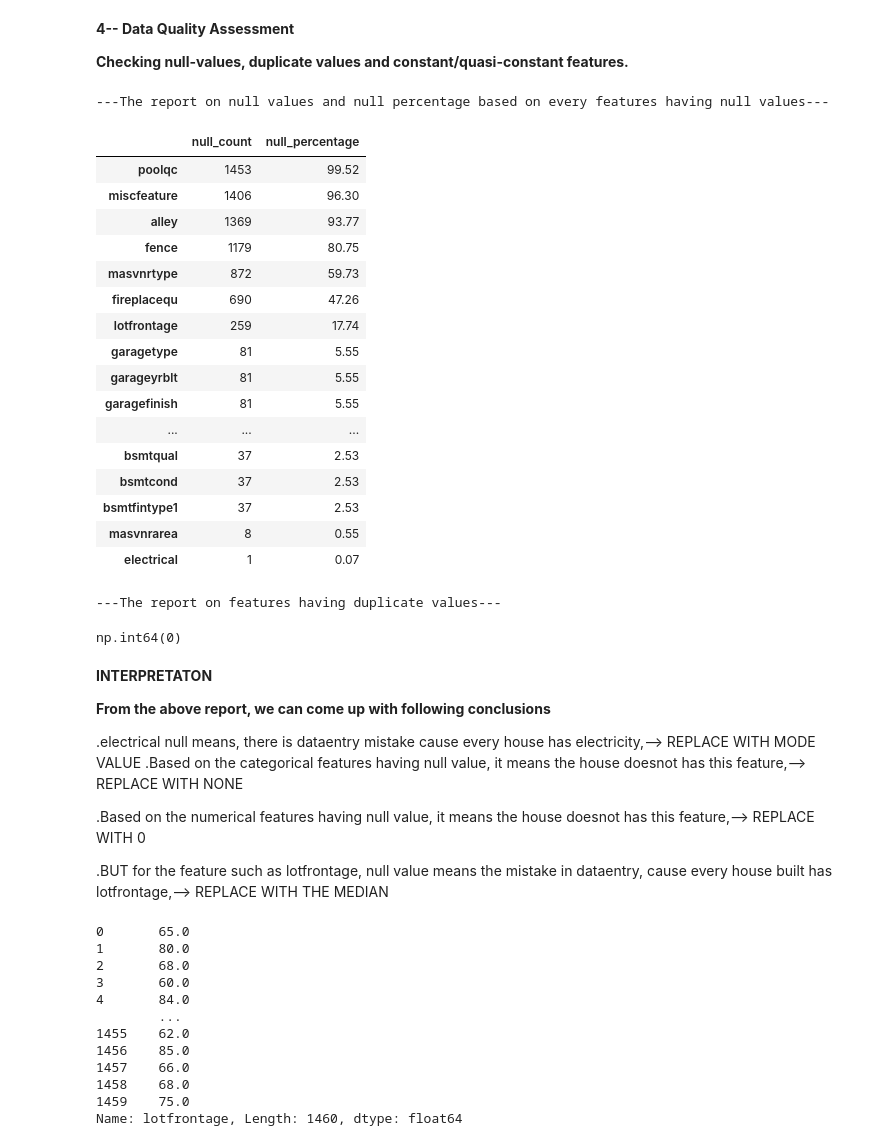
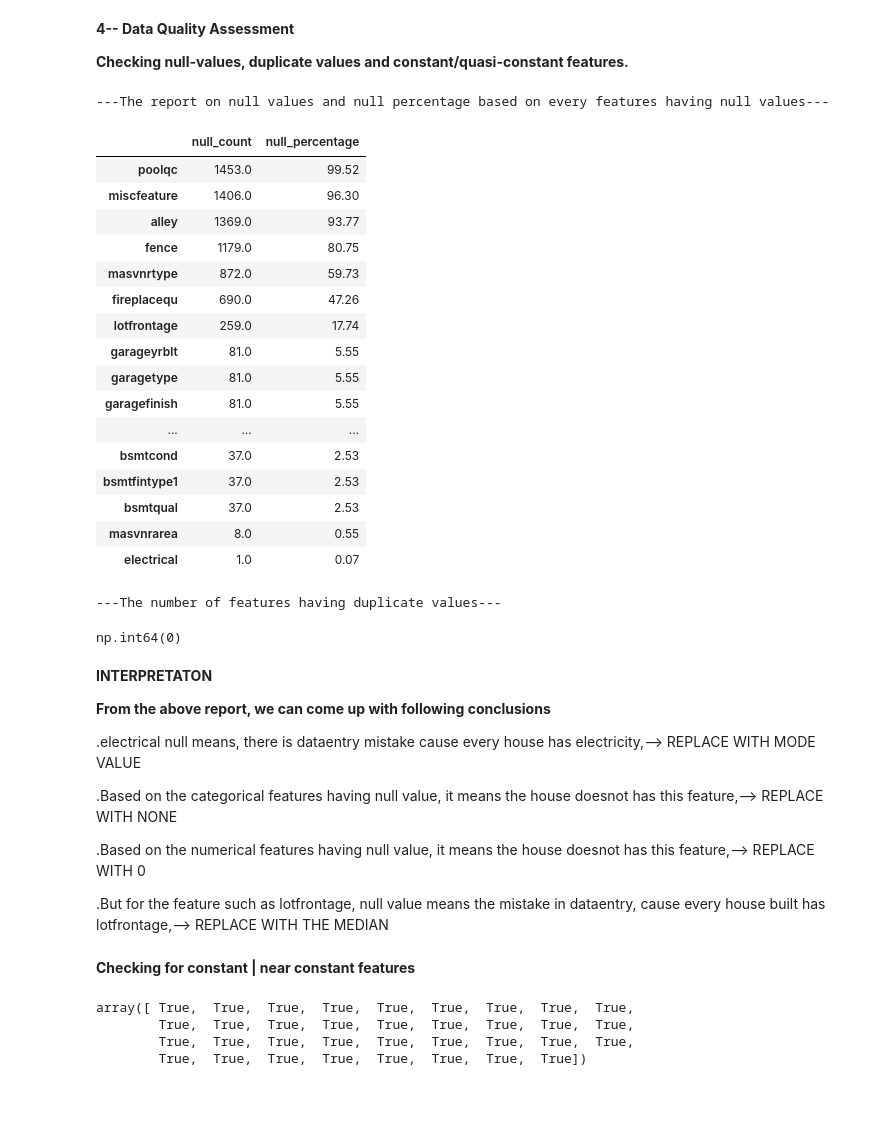
Before and after one commit to AsokTamang/houseprice_predictor, a Jupyter notebook: notebook/Untitled.ipynb, the cells around one changed output. Drawn from its saved outputs; the diff is of its cells as text; code cells hidden in the pictures; blank space fills up the shorter version.

```diff
--- a/notebook/Untitled.ipynb
+++ b/notebook/Untitled.ipynb
@@ -83,6 +84,8 @@ print('--mssubclass represents the class of sold property in real-state--\n but
 display(df['mssubclass'].unique())
 print('--mosold represents the month when the property was sold--\n which is represented as an integer\n --must be transfered into nominal category, as it represents category of month--')
 display(df['mosold'].unique())
+df['mssubclass']=df['mssubclass'].astype(str)
+df['mosold']=df['mosold'].astype(str)
 # %% [output]
 --mssubclass represents the class of sold property in real-state--
  but here its represented as an integer
@@ -95,0 +101,14 @@ array([ 2,  5,  9, 12, 10,  8, 11,  4,  1,  7,  3,  6])
+# %%
+df_raw = df.copy()
+df_raw = df_raw.drop(columns=['id'])  #dropping the id column
+def classify(df):
+    numerical = df.select_dtypes(include=np.number).columns.tolist()
+    categorical = df.select_dtypes(exclude=np.number).columns.tolist()
+    continuous = [feature for feature in numerical if df[feature].nunique()>20]
+    discrete = [feature for feature in numerical if df[feature].nunique()<=20]
+    return numerical, categorical, continuous, discrete
+numerical, categorical, continuous, discrete = classify(df_raw)
+print(f'The numerical features are: {numerical}\n')
+print(f'The categorical features are: {categorical}\n')
+print(f'The continuous features are: {continuous}\n')
+print(f'The discrete features are: {discrete}\n')
@@ -98,39 +125,38 @@ array([ 2,  5,  9, 12, 10,  8, 11,  4,  1,  7,  3,  6])
 
 **Checking null-values, duplicate values and constant/quasi-constant features.**
 # %%
-df_raw = df.copy()
-df_raw.drop(columns=['id'])  #dropping the id column
+
 data_report = pd.DataFrame(
     {
         'null_count':df_raw.isna().sum(),  #counting the total number of null values in each feature
         'null_percentage':(df.isna().mean() * 100).round(2)  #and converting them into percentage based on whole training examples
     }
-).query('null_count>0').sort_values('null_percentage',ascending=False)
+).query('null_count>0').sort_values('null_percentage',ascending=False) #only selecting the datas having null values
 print('---The report on null values and null percentage based on every features having null values---')
 display(data_report)
 
 print('---The number of features having duplicate values---')
 display(df_raw.duplicated().sum())
 # %% [output]
 ---The report on null values and null percentage based on every features having null values---
 |  | null_count | null_percentage |
-| poolqc | 1453 | 99.52 |
-| miscfeature | 1406 | 96.30 |
-| alley | 1369 | 93.77 |
-| fence | 1179 | 80.75 |
-| masvnrtype | 872 | 59.73 |
-| fireplacequ | 690 | 47.26 |
-| lotfrontage | 259 | 17.74 |
-| garagetype | 81 | 5.55 |
-| garageyrblt | 81 | 5.55 |
-| garagefinish | 81 | 5.55 |
+| poolqc | 1453.0 | 99.52 |
+| miscfeature | 1406.0 | 96.30 |
+| alley | 1369.0 | 93.77 |
+| fence | 1179.0 | 80.75 |
+| masvnrtype | 872.0 | 59.73 |
+| fireplacequ | 690.0 | 47.26 |
+| lotfrontage | 259.0 | 17.74 |
+| garageyrblt | 81.0 | 5.55 |
+| garagetype | 81.0 | 5.55 |
+| garagefinish | 81.0 | 5.55 |
 | ... | ... | ... |
-| bsmtqual | 37 | 2.53 |
-| bsmtcond | 37 | 2.53 |
-| bsmtfintype1 | 37 | 2.53 |
-| masvnrarea | 8 | 0.55 |
-| electrical | 1 | 0.07 |
+| bsmtcond | 37.0 | 2.53 |
+| bsmtfintype1 | 37.0 | 2.53 |
+| bsmtqual | 37.0 | 2.53 |
+| masvnrarea | 8.0 | 0.55 |
+| electrical | 1.0 | 0.07 |
----The report on features having duplicate values---
+---The number of features having duplicate values---
 np.int64(0)
 # %% [markdown]
 **INTERPRETATON**
@@ -138,22 +164,20 @@ np.int64(0)
 **From the above report, we can come up with following conclusions**
 
 .electrical null means, there is dataentry mistake cause every house has electricity,--> REPLACE WITH MODE VALUE
+
 .Based on the categorical features having null value, it means the house doesnot has this feature,--> REPLACE WITH NONE
 
 .Based on the numerical features having null value, it means the house doesnot has this feature,--> REPLACE WITH 0
 
-.BUT for the feature such as lotfrontage, null value means the mistake in dataentry, cause every house built has lotfrontage,--> REPLACE WITH THE MEDIAN
+.But for the feature such as lotfrontage, null value means the mistake in dataentry, cause every house built has lotfrontage,--> REPLACE WITH THE MEDIAN
+# %% [markdown]
+**Checking for constant | near constant features**
 # %%
+vt = VarianceThreshold(threshold=0.01)
+vt.fit(df_raw[numerical].fillna(0))
+vt.get_support()
 # %% [output]
-0       65.0
-1       80.0
-2       68.0
-3       60.0
-4       84.0
-        ...
-1455    62.0
-1456    85.0
-1457    66.0
-1458    68.0
-1459    75.0
-Name: lotfrontage, Length: 1460, dtype: float64
+array([ True,  True,  True,  True,  True,  True,  True,  True,  True,
+        True,  True,  True,  True,  True,  True,  True,  True,  True,
+        True,  True,  True,  True,  True,  True,  True,  True,  True,
+        True,  True,  True,  True,  True,  True,  True,  True])
```
Also changed, not shown: parts of 3 cells of this notebook.
